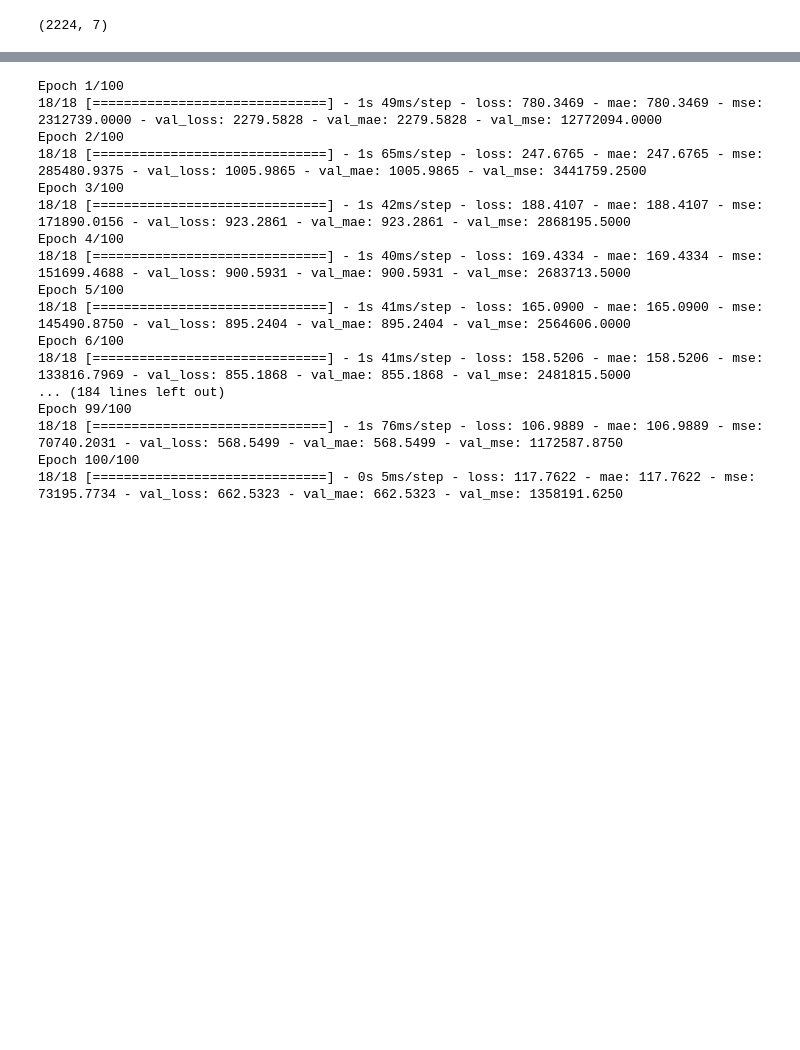
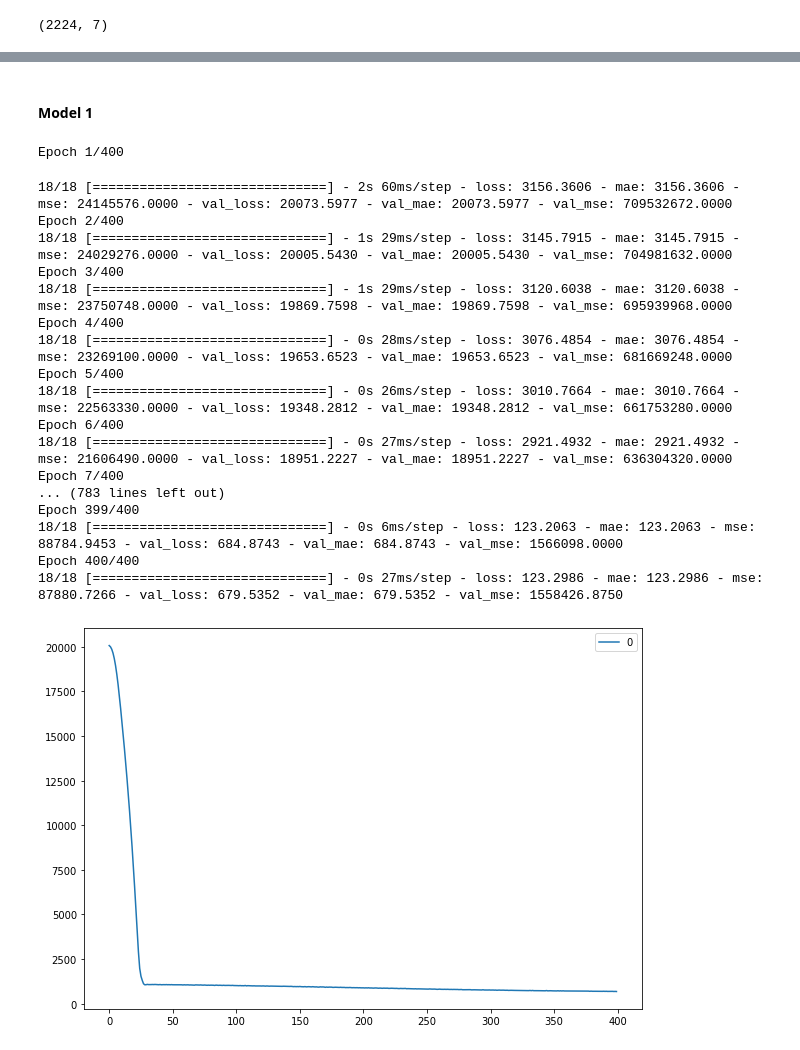
Before and after one commit to ThejakaSEP/Tensorflow_Certification, a Jupyter notebook: 10_time_series_forecasting_with_tensorflow.ipynb, the cells around one changed output, grey strips where cells are left out. Drawn from its saved outputs; the diff is of its cells as text; code cells hidden in the pictures; blank space fills up the shorter version.

```diff
--- a/10_time_series_forecasting_with_tensorflow.ipynb
+++ b/10_time_series_forecasting_with_tensorflow.ipynb
@@ -2558,6 +2550,6 @@ train_windows.shape
 # %%
 from sklearn.preprocessing import MinMaxScaler
 scaler = MinMaxScaler()
-train_windows = scaler.fit_transform(train_windows)
-# test_windows = scaler.transform(test_windows)
+train_windows_normed = scaler.fit_transform(train_windows)
+test_windows_normed = scaler.transform(test_windows)
 # %%
@@ -2573,6 +2575,8 @@ def create_model_checkpoint(model_name, save_path="model_experiments"):
                                             monitor="val_loss",
                                             verbose=0, # only output a limited amount of text
                                             save_best_only=True)
+# %% [markdown]
+#### Model 1
 # %%
 import tensorflow as tf
 from tensorflow.keras import layers
@@ -2584,38 +2588,43 @@ tf.random.set_seed(42)
 model_1_normalized = tf.keras.Sequential([
     layers.Dense(128, activation="relu"),
     layers.Dense(HORIZON, activation="linear")# linear activation is the same as having no activation
-], name="model_1_dense") # name our model so we can save it
+], name="model_1_dense_normed") # name our model so we can save it
 
 #2.Compile the model
 model_1_normalized.compile(loss="mae",
-                optimizer=tf.keras.optimizers.Adam(),
+                optimizer=tf.keras.optimizers.Adam(lr=0.01),
                 metrics=["mae","mse"])
 
 #3. Fit the model
-history_normalized_1  = model_1_normalized.fit(x=train_windows,
+history_normalized_1  = model_1_normalized.fit(x=train_windows_normed,
             y=train_labels,
-            epochs=100,
+            epochs=400,
             verbose=1,
             batch_size=128,
-            validation_data=(test_windows, test_labels),
-            callbacks=[create_model_checkpoint(model_name=model_1.name)])
+            validation_data=(test_windows_normed, test_labels),
+            callbacks=[create_model_checkpoint(model_name=model_1_normalized.name)])
 # %% [output]
-Epoch 1/100
-18/18 [==============================] - 1s 49ms/step - loss: 780.3469 - mae: 780.3469 - mse: 2312739.0000 - val_loss: 2279.5828 - val_mae: 2279.5828 - val_mse: 12772094.0000
-Epoch 2/100
-18/18 [==============================] - 1s 65ms/step - loss: 247.6765 - mae: 247.6765 - mse: 285480.9375 - val_loss: 1005.9865 - val_mae: 1005.9865 - val_mse: 3441759.2500
-Epoch 3/100
-18/18 [==============================] - 1s 42ms/step - loss: 188.4107 - mae: 188.4107 - mse: 171890.0156 - val_loss: 923.2861 - val_mae: 923.2861 - val_mse: 2868195.5000
-Epoch 4/100
-18/18 [==============================] - 1s 40ms/step - loss: 169.4334 - mae: 169.4334 - mse: 151699.4688 - val_loss: 900.5931 - val_mae: 900.5931 - val_mse: 2683713.5000
-Epoch 5/100
-18/18 [==============================] - 1s 41ms/step - loss: 165.0900 - mae: 165.0900 - mse: 145490.8750 - val_loss: 895.2404 - val_mae: 895.2404 - val_mse: 2564606.0000
-Epoch 6/100
-18/18 [==============================] - 1s 41ms/step - loss: 158.5206 - mae: 158.5206 - mse: 133816.7969 - val_loss: 855.1868 - val_mae: 855.1868 - val_mse: 2481815.5000
-... (184 lines left out)
-Epoch 99/100
-18/18 [==============================] - 1s 76ms/step - loss: 106.9889 - mae: 106.9889 - mse: 70740.2031 - val_loss: 568.5499 - val_mae: 568.5499 - val_mse: 1172587.8750
-Epoch 100/100
-18/18 [==============================] - 0s 5ms/step - loss: 117.7622 - mae: 117.7622 - mse: 73195.7734 - val_loss: 662.5323 - val_mae: 662.5323 - val_mse: 1358191.6250
+Epoch 1/400
+18/18 [==============================] - 2s 60ms/step - loss: 3156.3606 - mae: 3156.3606 - mse: 24145576.0000 - val_loss: 20073.5977 - val_mae: 20073.5977 - val_mse: 709532672.0000
+Epoch 2/400
+18/18 [==============================] - 1s 29ms/step - loss: 3145.7915 - mae: 3145.7915 - mse: 24029276.0000 - val_loss: 20005.5430 - val_mae: 20005.5430 - val_mse: 704981632.0000
+Epoch 3/400
+18/18 [==============================] - 1s 29ms/step - loss: 3120.6038 - mae: 3120.6038 - mse: 23750748.0000 - val_loss: 19869.7598 - val_mae: 19869.7598 - val_mse: 695939968.0000
+Epoch 4/400
+18/18 [==============================] - 0s 28ms/step - loss: 3076.4854 - mae: 3076.4854 - mse: 23269100.0000 - val_loss: 19653.6523 - val_mae: 19653.6523 - val_mse: 681669248.0000
+Epoch 5/400
+18/18 [==============================] - 0s 26ms/step - loss: 3010.7664 - mae: 3010.7664 - mse: 22563330.0000 - val_loss: 19348.2812 - val_mae: 19348.2812 - val_mse: 661753280.0000
+Epoch 6/400
+18/18 [==============================] - 0s 27ms/step - loss: 2921.4932 - mae: 2921.4932 - mse: 21606490.0000 - val_loss: 18951.2227 - val_mae: 18951.2227 - val_mse: 636304320.0000
+Epoch 7/400
+... (783 lines left out)
+Epoch 399/400
+18/18 [==============================] - 0s 6ms/step - loss: 123.2063 - mae: 123.2063 - mse: 88784.9453 - val_loss: 684.8743 - val_mae: 684.8743 - val_mse: 1566098.0000
+Epoch 400/400
+18/18 [==============================] - 0s 27ms/step - loss: 123.2986 - mae: 123.2986 - mse: 87880.7266 - val_loss: 679.5352 - val_mae: 679.5352 - val_mse: 1558426.8750
+# %%
+pd.DataFrame(history_normalized_1.history['val_mae']).plot(figsize=(10,7));
+# %% [output]
+[figure, added]
 # %%
 # Evaluate model on test data
```
Also changed, not shown: parts of 84 cells of this notebook.
